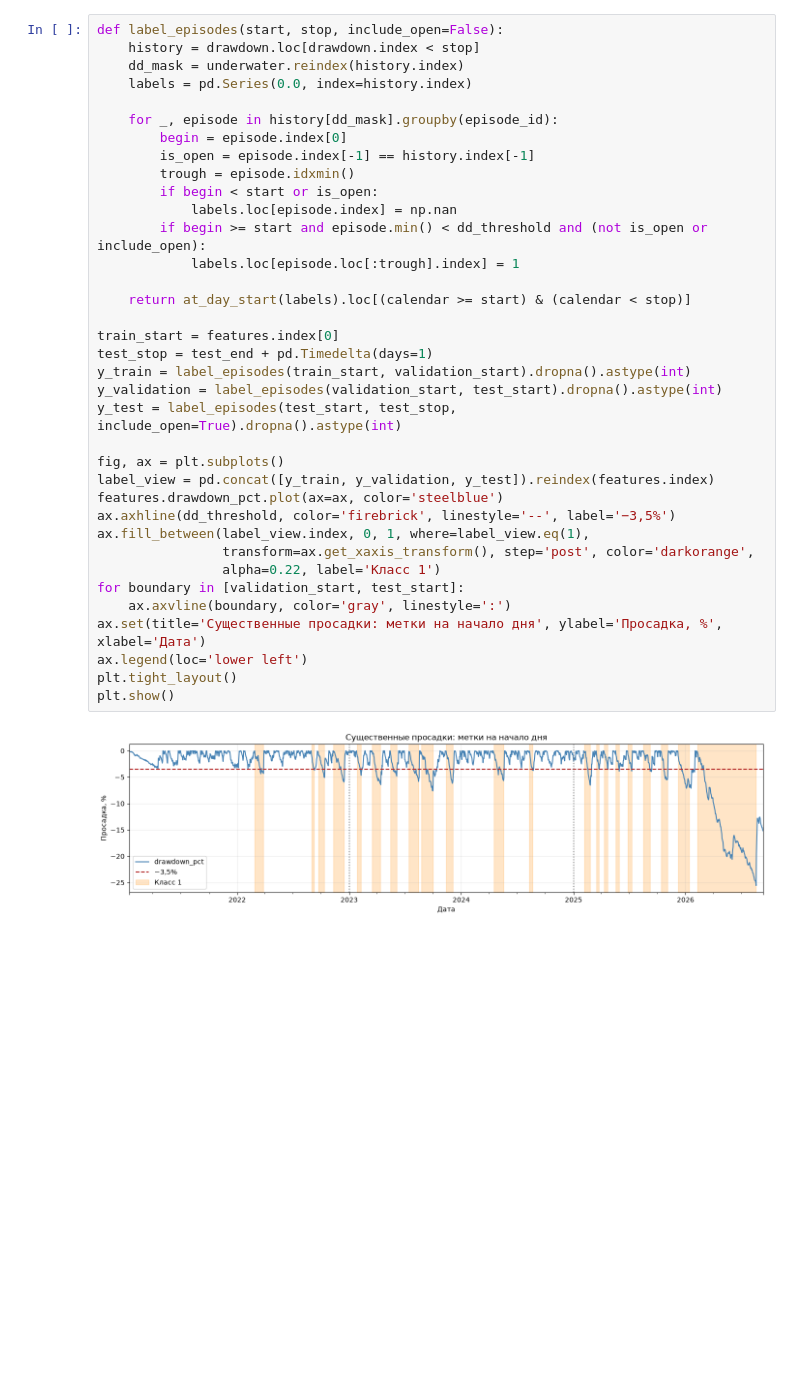
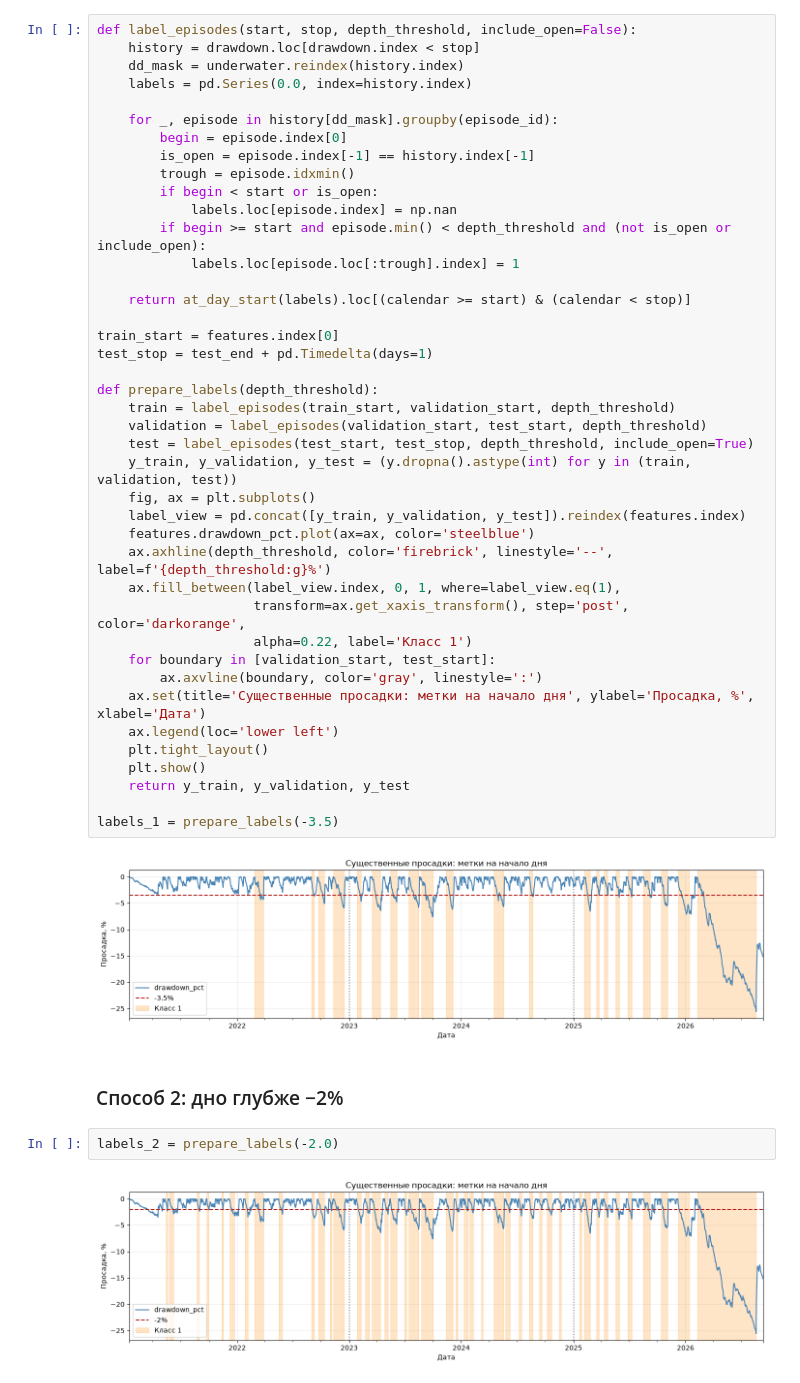
Before and after one commit to NikitaDzigurda/trading-strategy-risk-analysis, a Jupyter notebook: notebooks/05_drawdown_ml_analysis.ipynb, the cells around one changed output. Saved outputs shown, nothing was run; the diff lists cells and outputs as text; blank space fills up the shorter version.

Commit message:
feat: expand drawdown ML analysis

```diff
--- a/notebooks/05_drawdown_ml_analysis.ipynb
+++ b/notebooks/05_drawdown_ml_analysis.ipynb
@@ -72,5 +73,5 @@ features = features.iloc[max(windows):]
 # %%
-def label_episodes(start, stop, include_open=False):
+def label_episodes(start, stop, depth_threshold, include_open=False):
     history = drawdown.loc[drawdown.index < stop]
     dd_mask = underwater.reindex(history.index)
     labels = pd.Series(0.0, index=history.index)
@@ -81,29 +82,40 @@ def label_episodes(start, stop, include_open=False):
         trough = episode.idxmin()
         if begin < start or is_open:
             labels.loc[episode.index] = np.nan
-        if begin >= start and episode.min() < dd_threshold and (not is_open or include_open):
+        if begin >= start and episode.min() < depth_threshold and (not is_open or include_open):
             labels.loc[episode.loc[:trough].index] = 1
 
     return at_day_start(labels).loc[(calendar >= start) & (calendar < stop)]
 
 train_start = features.index[0]
 test_stop = test_end + pd.Timedelta(days=1)
-y_train = label_episodes(train_start, validation_start).dropna().astype(int)
-y_validation = label_episodes(validation_start, test_start).dropna().astype(int)
-y_test = label_episodes(test_start, test_stop, include_open=True).dropna().astype(int)
 
-fig, ax = plt.subplots()
-label_view = pd.concat([y_train, y_validation, y_test]).reindex(features.index)
-features.drawdown_pct.plot(ax=ax, color='steelblue')
-ax.axhline(dd_threshold, color='firebrick', linestyle='--', label='−3,5%')
-ax.fill_between(label_view.index, 0, 1, where=label_view.eq(1),
-                transform=ax.get_xaxis_transform(), step='post', color='darkorange',
-                alpha=0.22, label='Класс 1')
-for boundary in [validation_start, test_start]:
-    ax.axvline(boundary, color='gray', linestyle=':')
-ax.set(title='Существенные просадки: метки на начало дня', ylabel='Просадка, %', xlabel='Дата')
-ax.legend(loc='lower left')
-plt.tight_layout()
-plt.show()
+def prepare_labels(depth_threshold):
+    train = label_episodes(train_start, validation_start, depth_threshold)
+    validation = label_episodes(validation_start, test_start, depth_threshold)
+    test = label_episodes(test_start, test_stop, depth_threshold, include_open=True)
+    y_train, y_validation, y_test = (y.dropna().astype(int) for y in (train, validation, test))
+    fig, ax = plt.subplots()
+    label_view = pd.concat([y_train, y_validation, y_test]).reindex(features.index)
+    features.drawdown_pct.plot(ax=ax, color='steelblue')
+    ax.axhline(depth_threshold, color='firebrick', linestyle='--', label=f'{depth_threshold:g}%')
+    ax.fill_between(label_view.index, 0, 1, where=label_view.eq(1),
+                    transform=ax.get_xaxis_transform(), step='post', color='darkorange',
+                    alpha=0.22, label='Класс 1')
+    for boundary in [validation_start, test_start]:
+        ax.axvline(boundary, color='gray', linestyle=':')
+    ax.set(title='Существенные просадки: метки на начало дня', ylabel='Просадка, %', xlabel='Дата')
+    ax.legend(loc='lower left')
+    plt.tight_layout()
+    plt.show()
+    return y_train, y_validation, y_test
+
+labels_1 = prepare_labels(-3.5)
 # %% [output]
 [figure]
+# %% [markdown]
+### Способ 2: дно глубже −2%
+# %%
+labels_2 = prepare_labels(-2.0)
+# %% [output]
+[figure, added]
```
Also changed, not shown: parts of 17 cells of this notebook, 1 other file.
